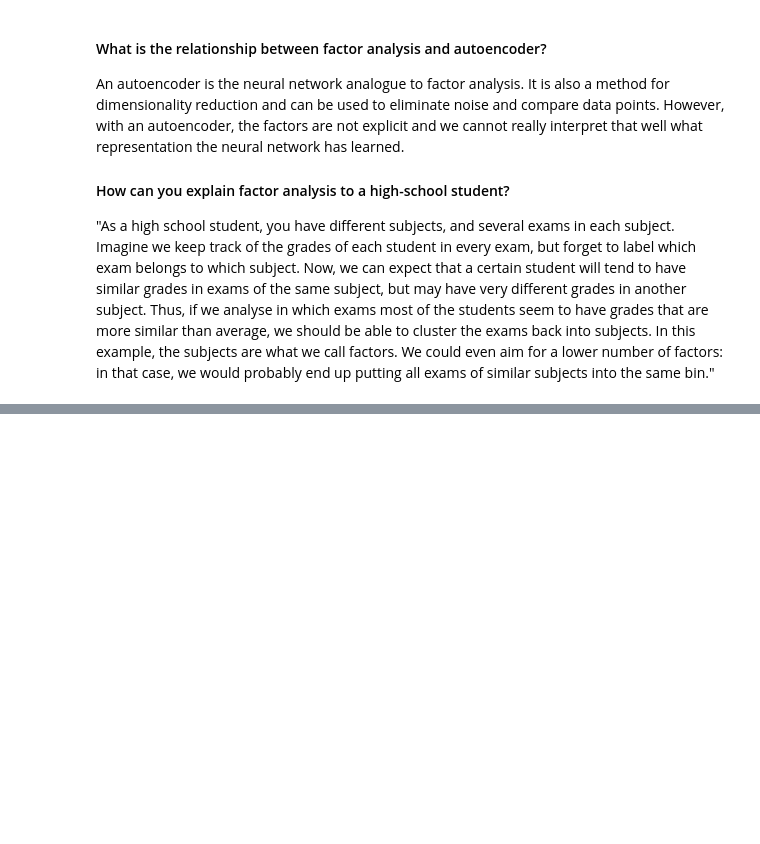
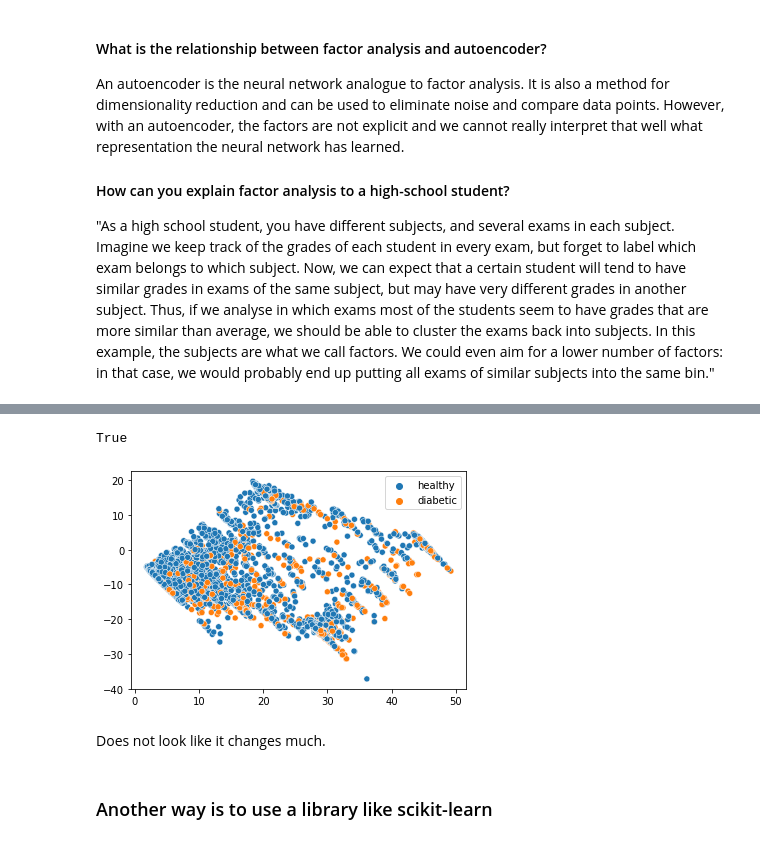
Before and after one commit to gjoyet/mcbdd, a Jupyter notebook: factor_analysis/factor_analysis.ipynb, the cells around one changed output, grey strips where cells are left out. Saved outputs shown, nothing was run; the diff lists cells and outputs as text; code cells hidden in the pictures; blank space fills up the shorter version.

```diff
--- a/factor_analysis/factor_analysis.ipynb
+++ b/factor_analysis/factor_analysis.ipynb
@@ -41,0 +111,20 @@ An autoencoder is the neural network analogue to factor analysis. It is also a m
+# %%
+X_c = X - np.mean(X, axis=0)
+
+k = 2
+
+U, s, V_t = np.linalg.svd(X_c)
+pc_index = (np.argsort(-s))[0:k]
+W = V_t.T[:, pc_index]
+
+X_proj_svd = X @ W
+sns.scatterplot(x=X_proj[:,0], y=X_proj[:,1], hue=y)
+
+np.allclose(X_proj_svd, X_proj)
+# %% [output]
+True
+[figure, added]
+# %% [markdown]
+Does not look like it changes much.
+# %% [markdown]
+### Another way is to use a library like scikit-learn
```
Also changed, not shown: parts of 15 cells of this notebook.
